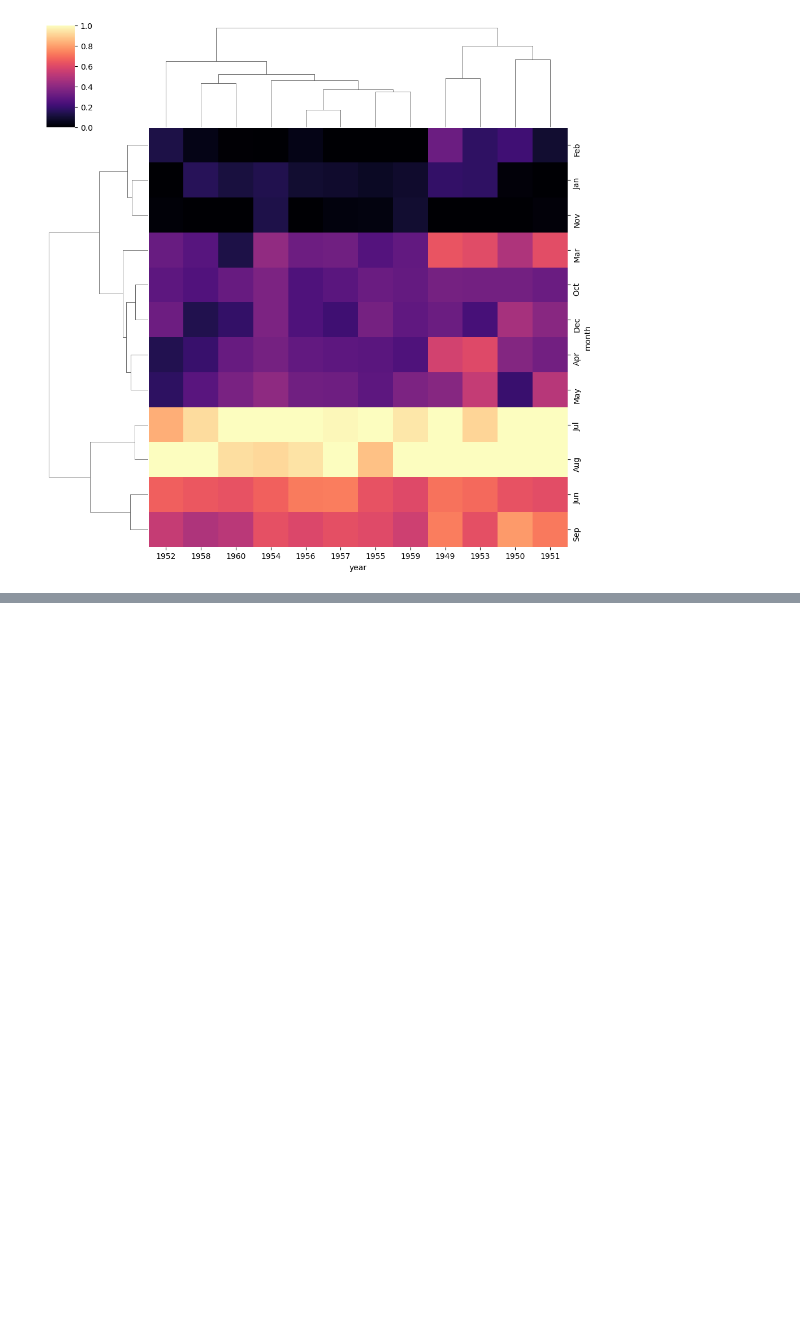
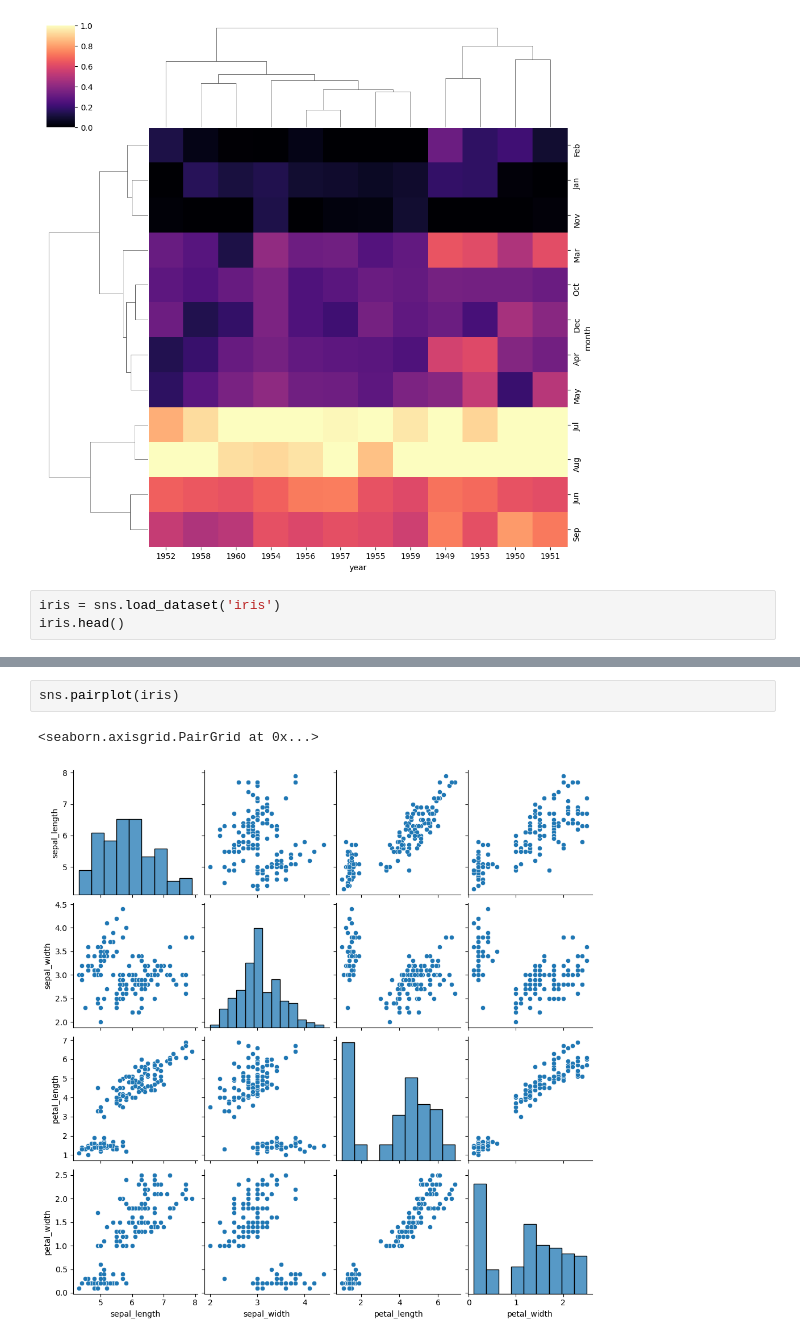
Before and after one commit to fFukurou/Python-for-Data-Science-and-Machine-Learning-Bootcamp, a Jupyter notebook: Refactored_Py_DS_ML_Bootcamp-master/06-Data-Visualization-with-Seaborn/00_SeabornTesting.ipynb, the cells around one changed output, grey strips where cells are left out. Saved outputs shown, nothing was run; the diff lists cells and outputs as text; blank space fills up the shorter version.

Commit message:
seaborn visualization

```diff
--- a/Refactored_Py_DS_ML_Bootcamp-master/06-Data-Visualization-with-Seaborn/00_SeabornTesting.ipynb
+++ b/Refactored_Py_DS_ML_Bootcamp-master/06-Data-Visualization-with-Seaborn/00_SeabornTesting.ipynb
@@ -213,3 +213,6 @@ sns.clustermap(fp, cmap='magma',standard_scale=1)
 # %% [output]
 <seaborn.matrix.ClusterGrid at 0x...>
 [figure]
+# %%
+iris = sns.load_dataset('iris')
+iris.head()
@@ -215,0 +226,5 @@ sns.clustermap(fp, cmap='magma',standard_scale=1)
+# %%
+sns.pairplot(iris)
+# %% [output]
+<seaborn.axisgrid.PairGrid at 0x...>
+[figure, added]
```
Also changed, not shown: parts of 15 cells of this notebook.
